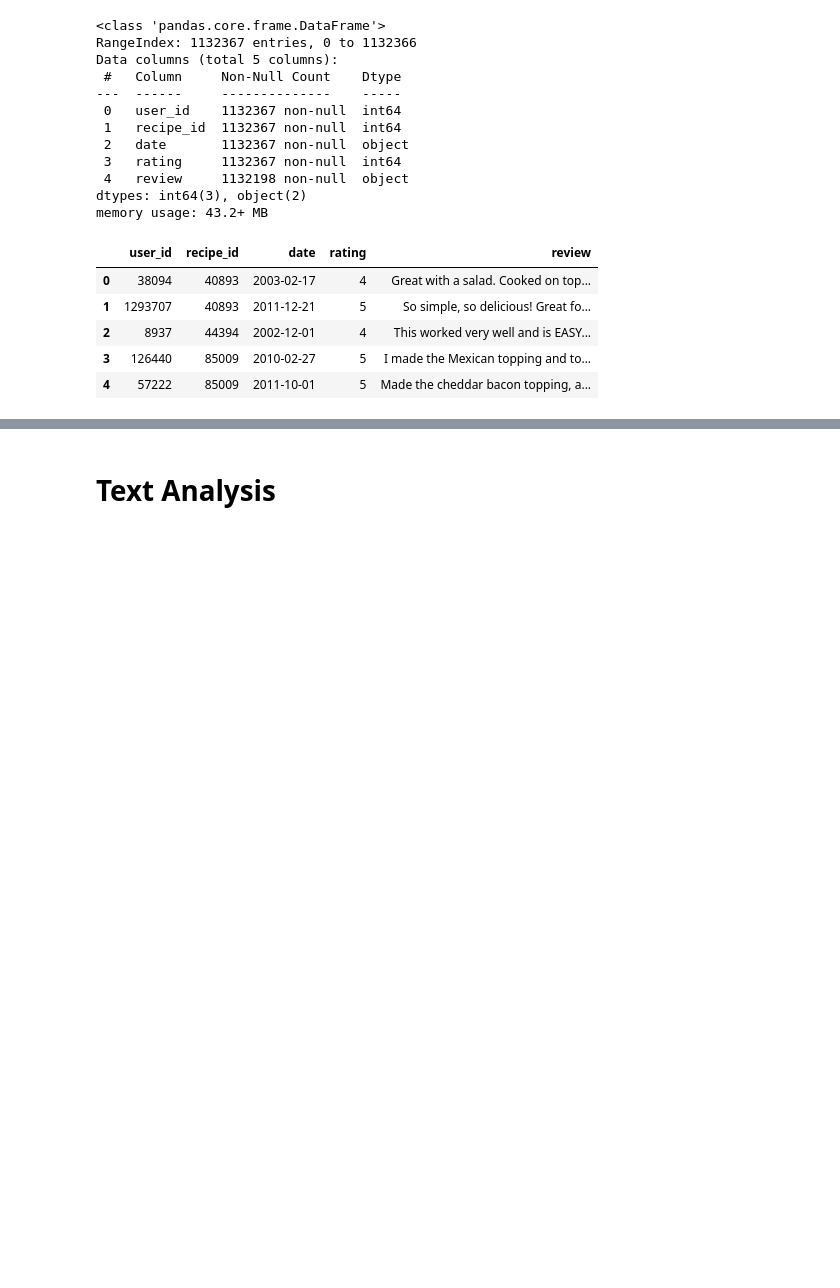
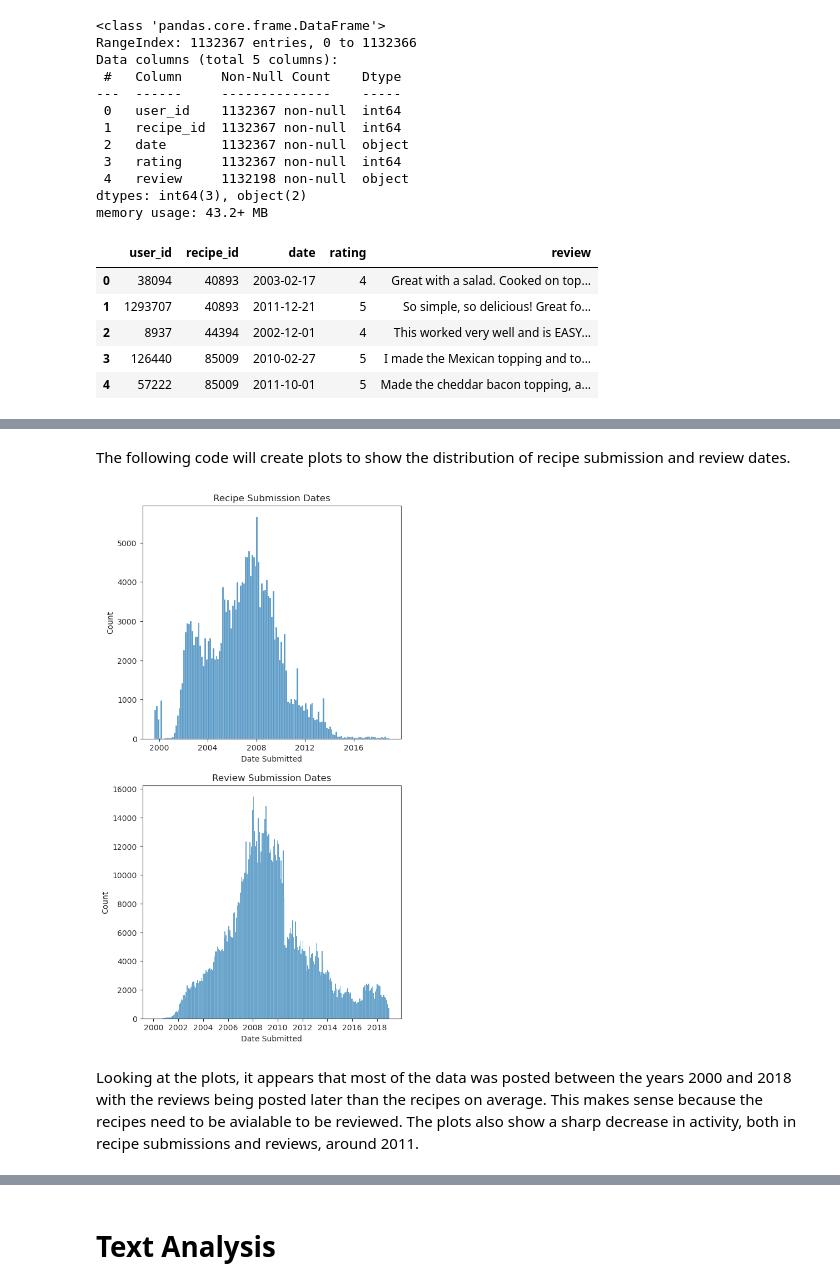
Before and after one commit to jlombino/RecipeEngine, a Jupyter notebook: Recipe_EDA.ipynb, the cells around one changed output, grey strips where cells are left out. Saved outputs shown, nothing was run; the diff lists cells and outputs as text; code cells hidden in the pictures; blank space fills up the shorter version.

Commit message:
Change plots to seaborn, update markdown

```diff
--- a/Recipe_EDA.ipynb
+++ b/Recipe_EDA.ipynb
@@ -1,6 +1,10 @@
 # %%
 import pandas as pd
 import numpy as np
+import nltk
 import matplotlib.pyplot as plt
+import seaborn as sns
 import warnings
+
+sns.set_style('ticks')
 warnings.filterwarnings("ignore")
@@ -145,6 +92,0 @@ Text(0.5, 0, 'time (minutes)')
-# %%
-median_time = raw_recipes['minutes'].median()
-
-print(median_time)
-
-raw_recipes['minutes'] = raw_recipes['minutes'].mask(raw_recipes['minutes'] > 60*48, median_time)
@@ -325,0 +93,17 @@ recipes_with_nutrition.head()
+# %% [markdown]
+The following code will create plots to show the distribution of recipe submission and review dates.
+# %%
+date_plot, date_ax = plt.subplots(2,1,figsize=(6,12))
+
+sns.histplot(raw_recipes['submitted'],ax=date_ax[0])
+date_ax[0].set_title('Recipe Submission Dates')
+date_ax[0].set_xlabel('Date Submitted')
+
+
+sns.histplot(raw_interactions['date'],ax=date_ax[1])
+date_ax[1].set_title('Review Submission Dates')
+date_ax[1].set_xlabel('Date Submitted');
+# %% [output]
+[figure, added]
+# %% [markdown]
+Looking at the plots, it appears that most of the data was posted between the years 2000 and 2018 with the reviews being posted later than the recipes on average. This makes sense because the recipes need to be avialable to be reviewed. The plots also show a sharp decrease in activity, both in recipe submissions and reviews, around 2011.
```
Also changed, not shown: parts of 102 cells of this notebook, 1 other file.
